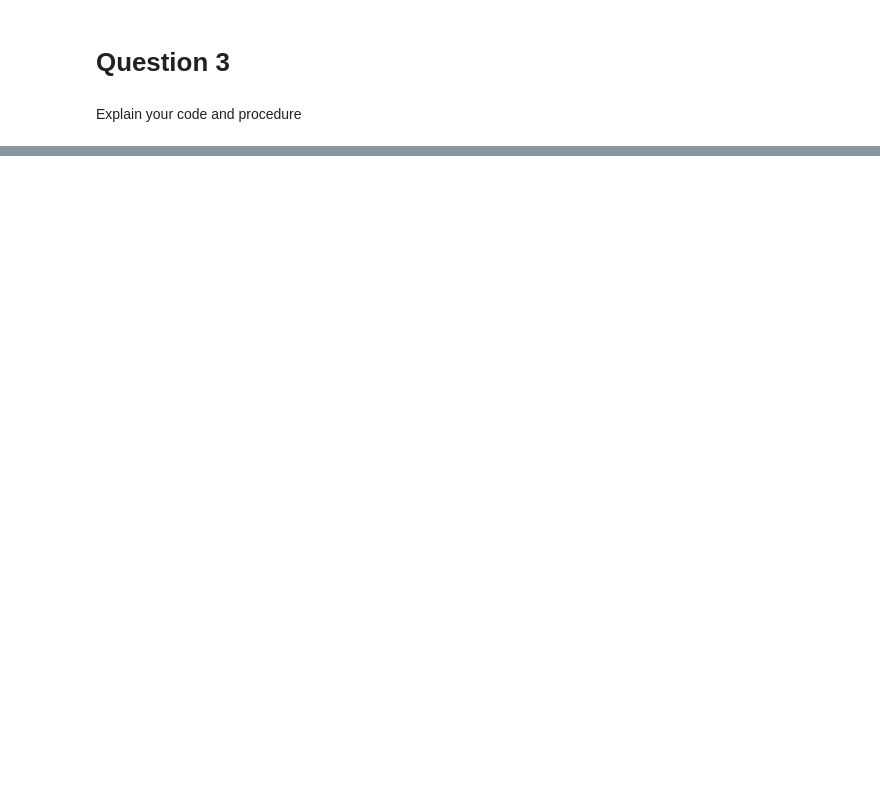
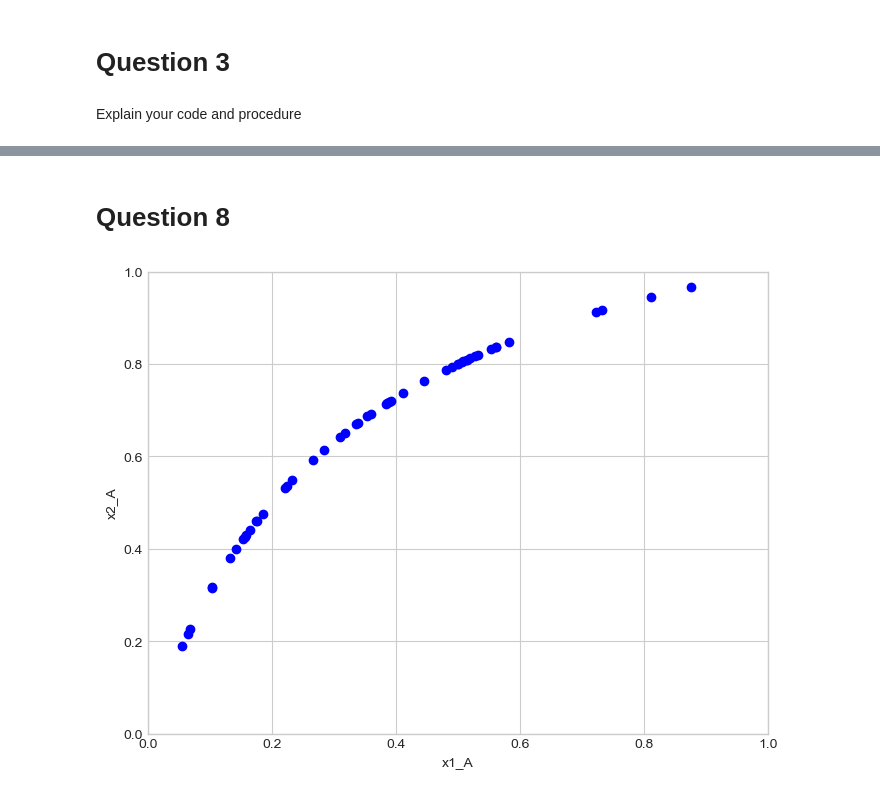
Before and after one commit to NumEconCopenhagen/projects-2024-djh, a Jupyter notebook: inauguralproject/inauguralproject.ipynb, the cells around one changed output, grey strips where cells are left out. Saved outputs shown, nothing was run; the diff lists cells and outputs as text; code cells hidden in the pictures; blank space fills up the shorter version.

```diff
--- a/inauguralproject/inauguralproject.ipynb
+++ b/inauguralproject/inauguralproject.ipynb
@@ -47,0 +319,30 @@ ADD CONCISE CONLUSION.
+# %% [markdown]
+# Question 8
+# %%
+x1 = np.zeros(50)
+x2 = np.zeros(50)
+
+#Calculating equilibrium for each of the 50 random draws
+for i in range(0,50):
+    p1_guess = 0.75
+    omega_A1 = w[i]
+    omega_A2 = v[i]
+    omega_B1 = 1-w[i]
+    omega_B2 = 1-v[i]
+    res = optimize.minimize(objective_function_Q3, p1_guess, method = "Nelder-Mead")
+    #print(res.x)
+    x1[i] = demand_x1(res.x, p2, omega_A1, omega_A2, alpha)
+    x2[i] = demand_x2(res.x, p2, omega_A1, omega_A2, alpha)
+
+
+#Creating figure
+plt.figure(figsize=(8, 6))
+plt.scatter(x1, x2, color='blue')
+plt.xlabel('x1_A')
+plt.ylabel('x2_A')
+plt.xlim(0, 1)
+plt.ylim(0, 1)
+plt.grid(True)
+plt.show()
+# %% [output]
+[figure, added]
```
Also changed, not shown: parts of 26 cells of this notebook.
